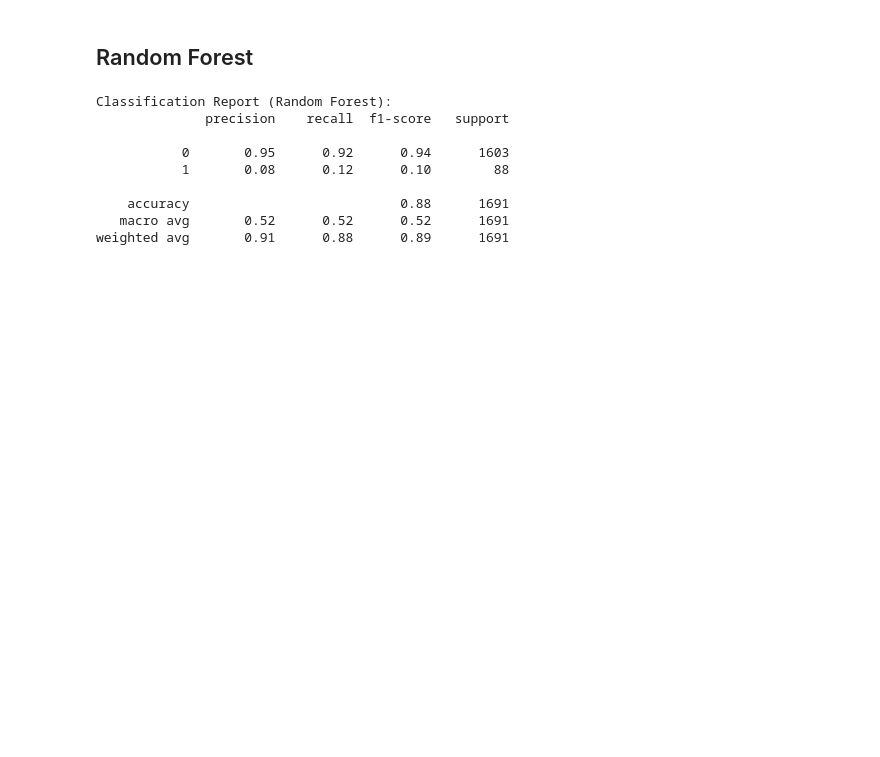
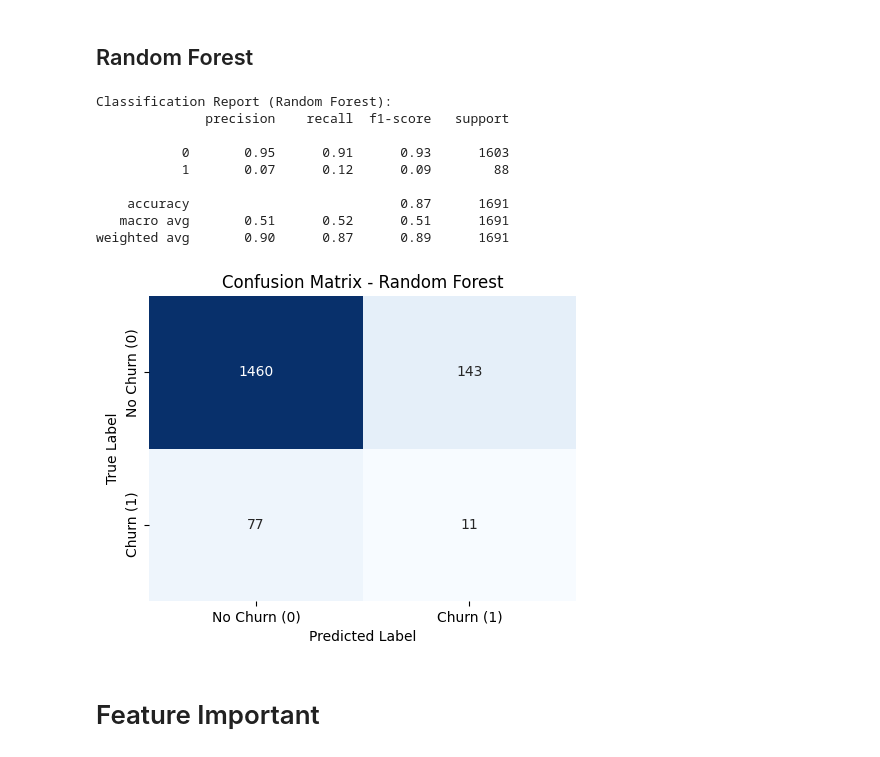
Before and after one commit to HaikalFrds/Costumer-Churn-Project, a Jupyter notebook: main.ipynb, the cells around one changed output. Cells and saved outputs as stored; diff of their text form; code cells hidden in the pictures; blank space fills up the shorter version.

```diff
--- a/main.ipynb
+++ b/main.ipynb
@@ -557,15 +601,33 @@ rcr.fit(X_resampled, y_resampled)
 y_pred_rcr = rcr.predict(X_test)
 # %%
 # Evaluasi
-print("Classification Report (Random Forest):")
+print("Classification Report (Random Forest SMOTE):")
 print(classification_report(y_test, y_pred_rcr))
 # %% [output]
 Classification Report (Random Forest):
               precision    recall  f1-score   support
 
-           0       0.95      0.92      0.94      1603
-           1       0.08      0.12      0.10        88
+           0       0.95      0.91      0.93      1603
+           1       0.07      0.12      0.09        88
 
-    accuracy                           0.88      1691
-   macro avg       0.52      0.52      0.52      1691
-weighted avg       0.91      0.88      0.89      1691
+    accuracy                           0.87      1691
+   macro avg       0.51      0.52      0.51      1691
+weighted avg       0.90      0.87      0.89      1691
+# %%
+# Confusion matrix
+conf_matrix = confusion_matrix(y_test, y_pred_rcr)
+
+# Visualisasi
+plt.figure(figsize=(5,4))
+sns.heatmap(conf_matrix, annot=True, fmt='d', cmap='Blues', cbar=False,
+            xticklabels=['No Churn (0)', 'Churn (1)'],
+            yticklabels=['No Churn (0)', 'Churn (1)'])
+plt.xlabel('Predicted Label')
+plt.ylabel('True Label')
+plt.title('Confusion Matrix - Random Forest')
+plt.tight_layout()
+plt.show()
+# %% [output]
+[figure, added]
+# %% [markdown]
+# Feature Important
```
Also changed, not shown: parts of 9 cells of this notebook.
